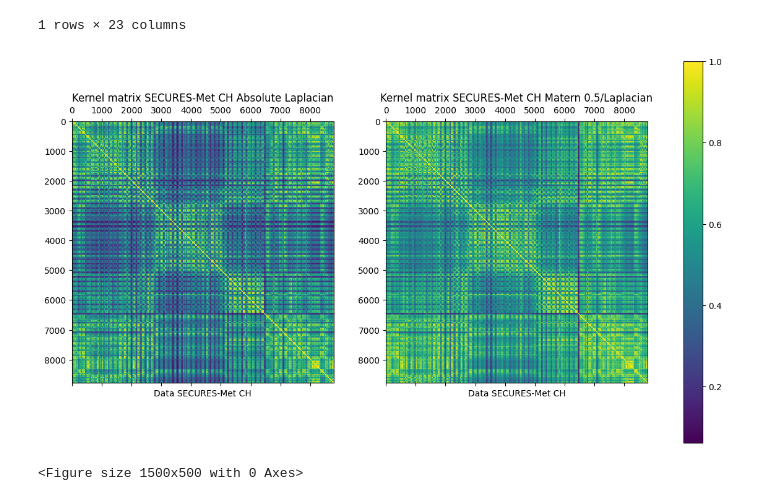
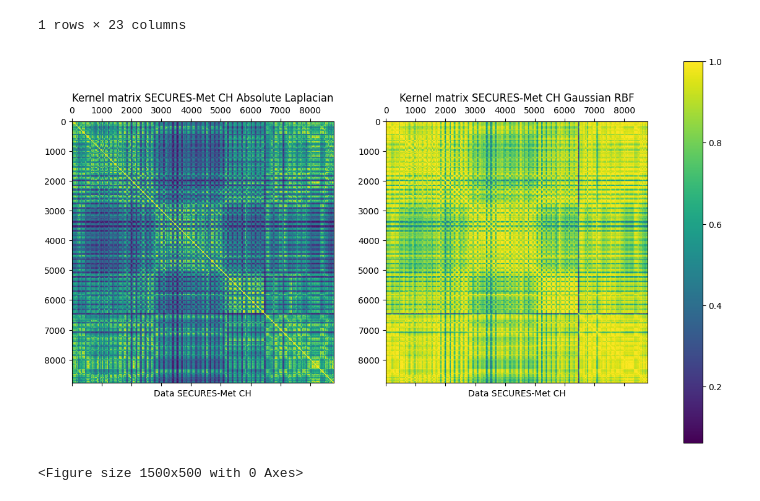
Before and after one commit to luca-pernigo/kernel_quantile_regression, a Jupyter notebook: plots/k_mat.ipynb, the cells around one changed output. Drawn from its saved outputs; the diff is of its cells as text; code cells hidden in the pictures.

Commit message:
SECURES-Met a_laplacian CH,AT

```diff
--- a/plots/k_mat.ipynb
+++ b/plots/k_mat.ipynb
@@ -47,28 +47,29 @@ X_train_scaled = scaler.fit_transform(X_train)
 a_laplacian_kernel_matrix=laplacian_kernel(X_train_scaled,X_train_scaled, gamma=1/8)
 
 
-matern_kernel=100*Matern(length_scale=8, nu=0.5)
+# matern_kernel=100*Matern(length_scale=8, nu=0.5)
+matern_kernel=100*Matern(length_scale=8, nu=np.inf)
 matern_kernel_matrix=matern_kernel(X_train_scaled,X_train_scaled)
 # %%
 # plot
 fig, ax = plt.subplots(1,2,figsize=(15,8))
 sc=ax[0].matshow(a_laplacian_kernel_matrix)
 sc2=ax[1].matshow(matern_kernel_matrix)
 
 ax[0].set_xlabel(f"Data SECURES-Met {country}")
 ax[0].set_xlabel(f"Data SECURES-Met {country}")
 ax[0].set_title(f"Kernel matrix SECURES-Met {country} Absolute Laplacian")
 
 
 ax[1].set_xlabel(f"Data SECURES-Met {country}")
 ax[1].set_xlabel(f"Data SECURES-Met {country}")
-ax[1].set_title(f"Kernel matrix SECURES-Met {country} Matern 0.5/Laplacian")
+ax[1].set_title(f"Kernel matrix SECURES-Met {country} Gaussian RBF")
 
 
 fig.colorbar(sc, ax=ax)
 plt.show()
 # %% [output]
-[figure, old version]
+[figure, new version]
 # %%
 # plot
 plt.figure(figsize=(15,5))
```
Also changed, not shown: 23 other files.
